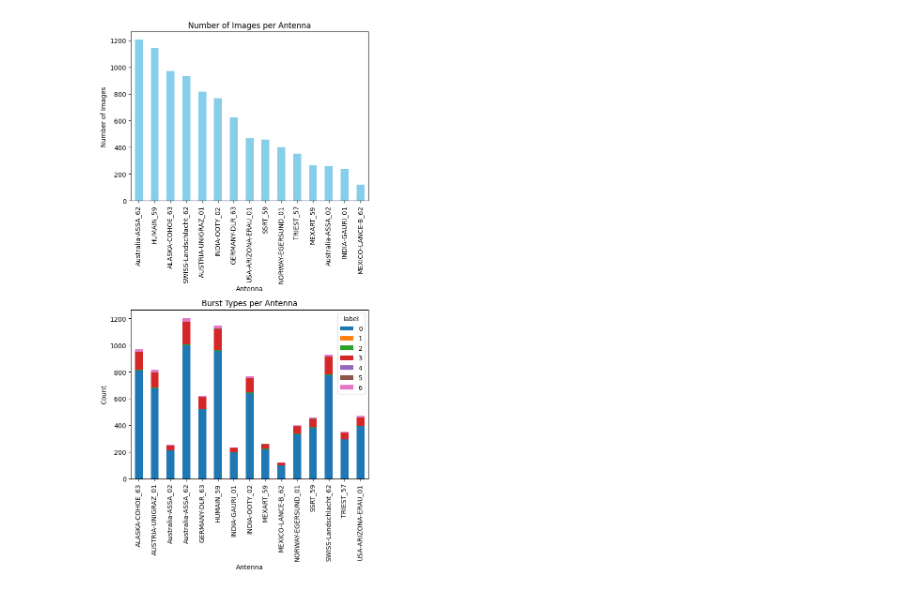
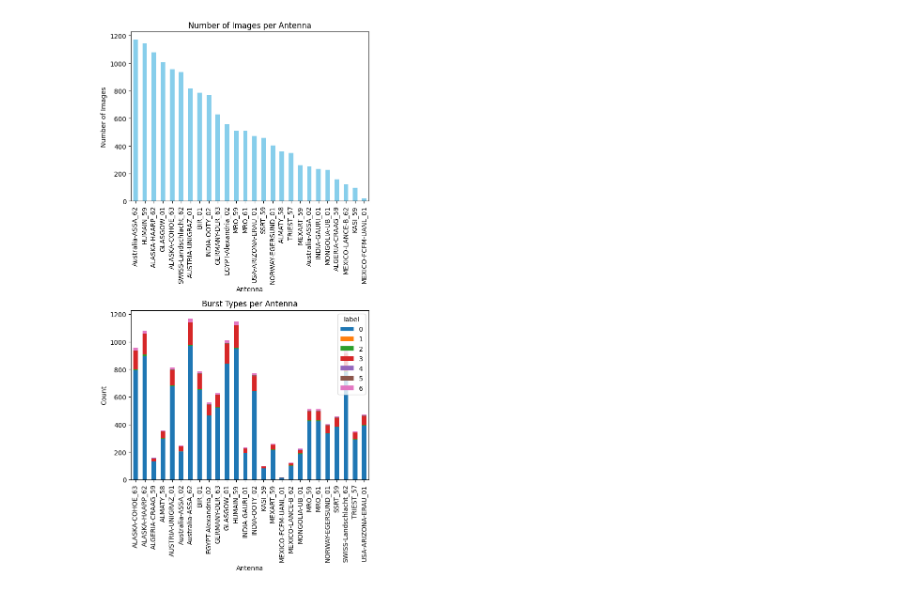
Before and after one commit to i4Ds/Radio-sunburst-labelcreation, a Jupyter notebook: hu_dataset.ipynb, the cells around one changed output. Saved outputs shown, nothing was run; the diff lists cells and outputs as text; code cells hidden in the pictures.

```diff
--- a/hu_dataset.ipynb
+++ b/hu_dataset.ipynb
@@ -4,4 +4,4 @@ import glob
 from sklearn.model_selection import train_test_split
 from datasets import Dataset
 # %%
-images = glob.glob('/mnt/nas05/data01/vincenzo/ecallisto/data/*/*/*/*.png')
+images = glob.glob('/mnt/nas05/data01/vincenzo/ecallisto/data/*/*/*.png')
@@ -8,9 +12,8 @@ images = glob.glob('/mnt/nas05/data01/vincenzo/ecallisto/data/*/*/*/*.png')
 # %%
 df = pd.DataFrame()
 # %%
-df['file_name'] = images
-df['label'] = df['file_name'].str.split('/', expand=True)[9].astype(str)
-df['antenna'] = df['file_name'].str.split('/', expand=True)[8].astype(str)
-df['datetime'] = df['file_name'].str.split('/', expand=True)[10].str.replace('.png', '')
-df['file_name'] = df['file_name'].str.replace('/mnt/nas05/data01/vincenzo/ecallisto/data/', '').astype(str)
-df['datetime'] = pd.to_datetime(df['datetime'], format='%Y-%m-%d_%H-%M-%S')#.astype('int64') // 10**9
+df['image'] = images
+df['label'] = df['image'].str.split('/', expand=True)[8].astype(str)
+df['antenna'] = df['image'].str.split('/', expand=True)[7].astype(str)
+df['datetime'] = df['image'].str.split('/', expand=True)[9].str.replace('.png', '')
+df['datetime'] = pd.to_datetime(df['datetime'], format='%Y-%m-%d_%H-%M-%S')
@@ -26,5 +19,0 @@ df[df.label=='1']
-# %%
-train, val, test = df[df['file_name'].str.contains('train')],  df[df['file_name'].str.contains('valid')],  df[df['file_name'].str.contains('test')]
-train['file_name'] = train['file_name'].str.replace('train/', '').astype(str)
-val['file_name'] = val['file_name'].str.replace('valid/', '').astype(str)
-test['file_name'] = test['file_name'].str.replace('test/', '').astype(str)
@@ -67,33 +118,33 @@ test
 # %%
 # EDA
 import matplotlib.pyplot as plt
 # Number of images per antenna
-images_per_antenna = test['antenna'].value_counts()
+images_per_antenna = test_df['antenna'].value_counts()
 
 # Number of burst types per antenna
-burst_types_per_antenna = test.groupby('antenna')['label'].value_counts().unstack(fill_value=0)
+burst_types_per_antenna = test_df.groupby('antenna')['label'].value_counts().unstack(fill_value=0)
 
 # Date range per antenna
-date_range_per_antenna = test.groupby('antenna')['datetime'].agg([min, max])
+date_range_per_antenna = test_df.groupby('antenna')['datetime'].agg([min, max])
 
 # Plotting
 fig, ax = plt.subplots(2, 1, figsize=(6, 12))
 
 # Images per antenna
 images_per_antenna.plot(kind='bar', ax=ax[0], color='skyblue')
 ax[0].set_title('Number of Images per Antenna')
 ax[0].set_xlabel('Antenna')
 ax[0].set_ylabel('Number of Images')
 
 # Burst types per antenna
 burst_types_per_antenna.plot(kind='bar', stacked=True, ax=ax[1])
 ax[1].set_title('Burst Types per Antenna')
 ax[1].set_xlabel('Antenna')
 ax[1].set_ylabel('Count')
 
 plt.tight_layout()
 plt.show()
 # %% [output]
-[figure, old version]
+[figure, new version]
 # %%
 from datasets import load_dataset
```
Also changed, not shown: parts of 14 cells of this notebook.
